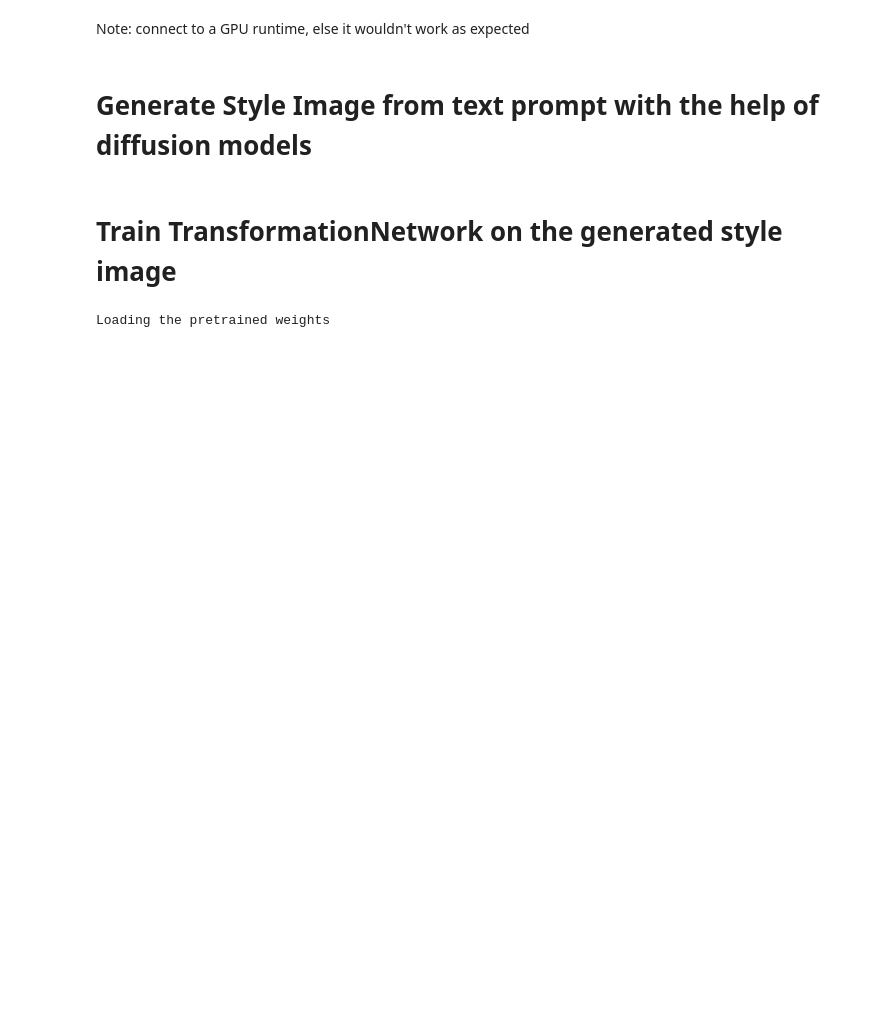
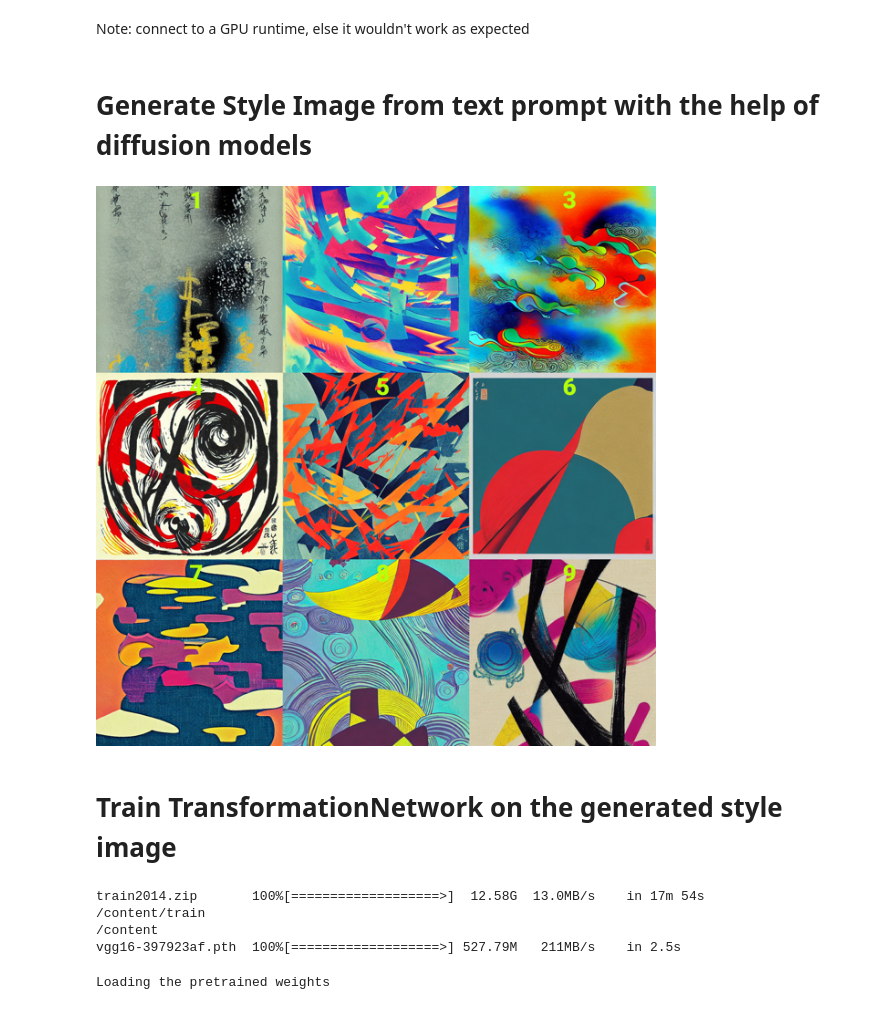
Before and after one commit to insaiyancvk/Artistic-Transfer, a Jupyter notebook: Text_based_style_transfer_on_segment_of_an_image.ipynb, the cells around one changed output. Cells and saved outputs as stored; diff of their text form; code cells hidden in the pictures; blank space fills up the shorter version.

Commit message:
improve the image display ui/ux

```diff
--- a/Text_based_style_transfer_on_segment_of_an_image.ipynb
+++ b/Text_based_style_transfer_on_segment_of_an_image.ipynb
@@ -53,7 +53,7 @@ num_rows = 3
 # Chinese mythology illustration
 # Animal in the style of an Pablo Picasso
 
-PROMPT = "Animal in the style of a Pablo Picasso" #@param {type:"string"}
+PROMPT = "japanese abstract art illustration" #@param {type:"string"}
 prompt = [PROMPT] * num_cols # input from user
 
 all_images = []
@@ -71,7 +71,7 @@ for i,j in enumerate(temp_images):
 
 grid2 = image_grid(temp_images, rows=num_rows, cols=num_cols)
 
-if not os.path.exists("/content/drive/Mydrive"):
+if not os.path.exists("/content/drive"):
   from google.colab import drive
   drive.mount('/content/drive')
 
@@ -89,3 +86,11 @@ grid2
+# %%
+#@title
+from IPython.display import display
+
+scale = 0.4
+display(grid2.resize(( int(grid2.width * scale), int(grid2.height * scale))))
+# %% [output]
+[figure, added]
 # %%
 #@markdown Select one of the generated images from the text prompt. This will be the style image.
 INDEX = 8 #@param ["1", "2", "3", "4", "5", "6", "7", "8", "9"] {type:"raw", allow-input: true}
@@ -387,4 +392,9 @@ optimizer = optim.Adam(TransformerNetwork.parameters(), lr=ADAM_LR)
 
 MODEL_NAME = "style"
 DRIVE_PATH = f"/content/drive/MyDrive/gen_imgs/{PROMPT}"
+# %% [output]
+train2014.zip       100%[===================>]  12.58G  13.0MB/s    in 17m 54s
+/content/train
+/content
+vgg16-397923af.pth  100%[===================>] 527.79M   211MB/s    in 2.5s
 # %%
```
Also changed, not shown: parts of 11 cells of this notebook.
